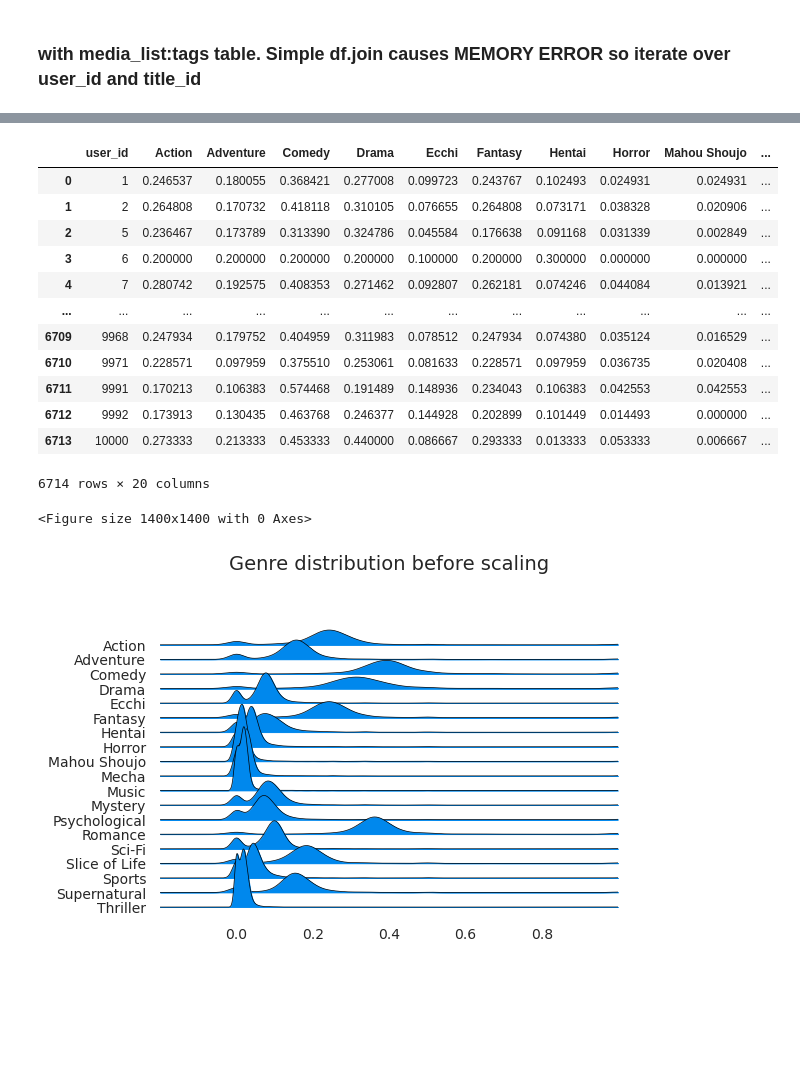
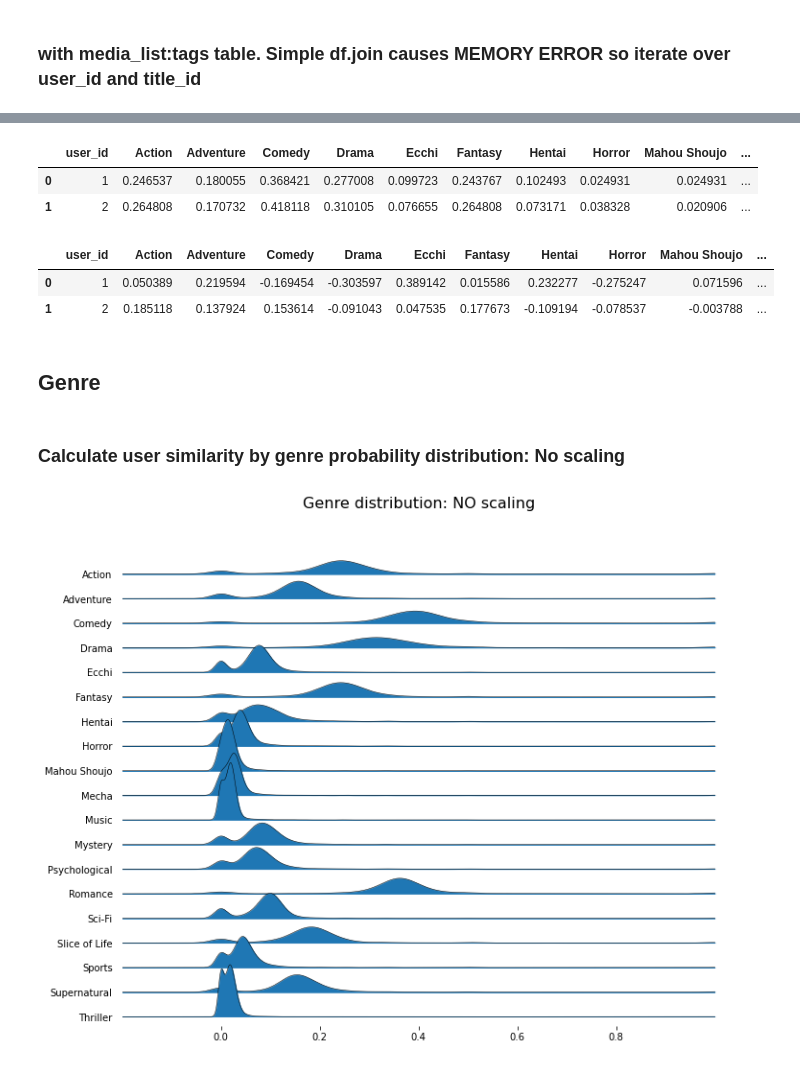
Before and after one commit to doyoung-umich/pj_otaku, a Jupyter notebook: Ryota/Structural analysis of user data.ipynb, the cells around one changed output, grey strips where cells are left out. Drawn from its saved outputs; the diff is of its cells as text; code cells hidden in the pictures; blank space fills up the shorter version.

Commit message:
[add] tag based user similarity calculation

```diff
--- a/Ryota/Structural analysis of user data.ipynb
+++ b/Ryota/Structural analysis of user data.ipynb
@@ -56,6 +50,18 @@ from sklearn.preprocessing import StandardScaler
 from sklearn.preprocessing import MultiLabelBinarizer
 from sklearn.metrics.pairwise import cosine_similarity, manhattan_distances, euclidean_distances
 pd.set_option("max_columns", 200)
+# %%
+# Ridge plotting function to keep the code DRY
+def plot_ridge(df, cols, by_col, x_axis_range, title):
+    joyplot(
+        data=df[cols],
+        linewidth=0.5,
+        x_range=x_axis_range,
+        by=by_col,
+        figsize=(10,8)
+    )
+    plt.title(title, fontsize=16)
+    plt.show()
 # %%
 # Load data
 df_titles = pd.read_csv("../assets/titles_2000p.csv")
@@ -240,8 +248,4 @@ display(df_media_list_tags.head(2))
 # %%
-# Take the average per title
-# Interpretation: probability of a title chosen by a user belonging to certain genre/tag
-# It will be like a topic distribution of a user
-
 # zip 3 values
 zip_values = zip(df_media_list_genre["user_id"], df_media_list_genre["mlist_count"], df_media_list_genre.iloc[:, 2:].values)
 
@@ -253,43 +257,45 @@ for u_id, mlist_count, genre_values in zip_values:
     res.append(row)
 
 genre_cols = list(df_media_list_genre.iloc[:, 2:].columns)
-df_user_genre_distribution = pd.DataFrame(res, columns=["user_id"]+genre_cols)
-df_user_genre_distribution["user_id"] = df_user_genre_distribution["user_id"].astype(int)
-display(df_user_genre_distribution)
+df_user_genre_dist = pd.DataFrame(res, columns=["user_id"]+genre_cols)
+df_user_genre_dist["user_id"] = df_user_genre_dist["user_id"].astype(int)
+display(df_user_genre_dist.head(2))
+
+# Scale the above genre probability distribution with StandardScaler()
+ss = StandardScaler()
+df_user_genre_dist_val = df_user_genre_dist.iloc[:, 1:]
+df_user_genre_dist_ss = pd.DataFrame(ss.fit_transform(df_user_genre_dist_val), columns=df_user_genre_dist_val.columns)
+
+# re-insert the user_id column to scaled data
+df_user_genre_dist_ss = pd.concat([df_user_genre_dist["user_id"], df_user_genre_dist_ss], axis=1)
+display(df_user_genre_dist_ss.head(2))
+
+# Save the files to csv
+df_user_genre_dist.to_csv("../assets/ryota_user_genre_dist.csv", index=False)
+df_user_genre_dist_ss.to_csv("../assets/ryota_user_genre_dist_ss.csv", index=False)
 # %% [output]
 |  | user_id | Action | Adventure | Comedy | Drama | Ecchi | Fantasy | Hentai | Horror | Mahou Shoujo | ... |
 | 0 | 1 | 0.246537 | 0.180055 | 0.368421 | 0.277008 | 0.099723 | 0.243767 | 0.102493 | 0.024931 | 0.024931 | ... |
 | 1 | 2 | 0.264808 | 0.170732 | 0.418118 | 0.310105 | 0.076655 | 0.264808 | 0.073171 | 0.038328 | 0.020906 | ... |
-| 2 | 5 | 0.236467 | 0.173789 | 0.313390 | 0.324786 | 0.045584 | 0.176638 | 0.091168 | 0.031339 | 0.002849 | ... |
-| 3 | 6 | 0.200000 | 0.200000 | 0.200000 | 0.200000 | 0.100000 | 0.200000 | 0.300000 | 0.000000 | 0.000000 | ... |
-| 4 | 7 | 0.280742 | 0.192575 | 0.408353 | 0.271462 | 0.092807 | 0.262181 | 0.074246 | 0.044084 | 0.013921 | ... |
-| ... | ... | ... | ... | ... | ... | ... | ... | ... | ... | ... | ... |
-| 6709 | 9968 | 0.247934 | 0.179752 | 0.404959 | 0.311983 | 0.078512 | 0.247934 | 0.074380 | 0.035124 | 0.016529 | ... |
-| 6710 | 9971 | 0.228571 | 0.097959 | 0.375510 | 0.253061 | 0.081633 | 0.228571 | 0.097959 | 0.036735 | 0.020408 | ... |
-| 6711 | 9991 | 0.170213 | 0.106383 | 0.574468 | 0.191489 | 0.148936 | 0.234043 | 0.106383 | 0.042553 | 0.042553 | ... |
-| 6712 | 9992 | 0.173913 | 0.130435 | 0.463768 | 0.246377 | 0.144928 | 0.202899 | 0.101449 | 0.014493 | 0.000000 | ... |
-| 6713 | 10000 | 0.273333 | 0.213333 | 0.453333 | 0.440000 | 0.086667 | 0.293333 | 0.013333 | 0.053333 | 0.006667 | ... |
-6714 rows × 20 columns
+|  | user_id | Action | Adventure | Comedy | Drama | Ecchi | Fantasy | Hentai | Horror | Mahou Shoujo | ... |
+| 0 | 1 | 0.050389 | 0.219594 | -0.169454 | -0.303597 | 0.389142 | 0.015586 | 0.232277 | -0.275247 | 0.071596 | ... |
+| 1 | 2 | 0.185118 | 0.137924 | 0.153614 | -0.091043 | 0.047535 | 0.177673 | -0.109194 | -0.078537 | -0.003788 | ... |
+# %% [markdown]
+## Genre
+# %% [markdown]
+### Calculate user similarity by genre probability distribution: No scaling
 # %%
+# Load again
+df_user_genre_dist = pd.read_csv("../assets/ryota_user_genre_dist.csv")
+
 # # Visualize the genre distribution before scaling
 # # sweetviz version
 # report=sv.analyze(df_user_genre_distribution)
 # report.show_notebook(w=None, h=None, scale=None, layout="vertical")
 
 # joyplot version
-df_check = df_user_genre_distribution.copy()
-df_check = df_check.set_index("user_id").stack().reset_index()
-df_check.columns = ["user_id", "genre", "genre_prob_scaled"]
-
-plt.figure(figsize=(14, 14))
-joyplot(
-    data=df_check[["genre", "genre_prob_scaled"]],
-    linewidth=0.5,
-    x_range=[-0.2, 1.0],
-    by="genre"
-)
-plt.title("Genre distribution before scaling", fontsize=14)
-plt.show()
+df_check = df_user_genre_dist.set_index("user_id").stack().reset_index()
+df_check.columns = ["user_id", "genre", "genre_prob"]
+plot_ridge(df_check, ["genre", "genre_prob"], "genre", [-0.2, 1.0], "Genre distribution: NO scaling")
 # %% [output]
-<Figure size 1400x1400 with 0 Axes>
-[figure, old version]
+[figure, new version]
```
Also changed, not shown: parts of 30 cells of this notebook.
